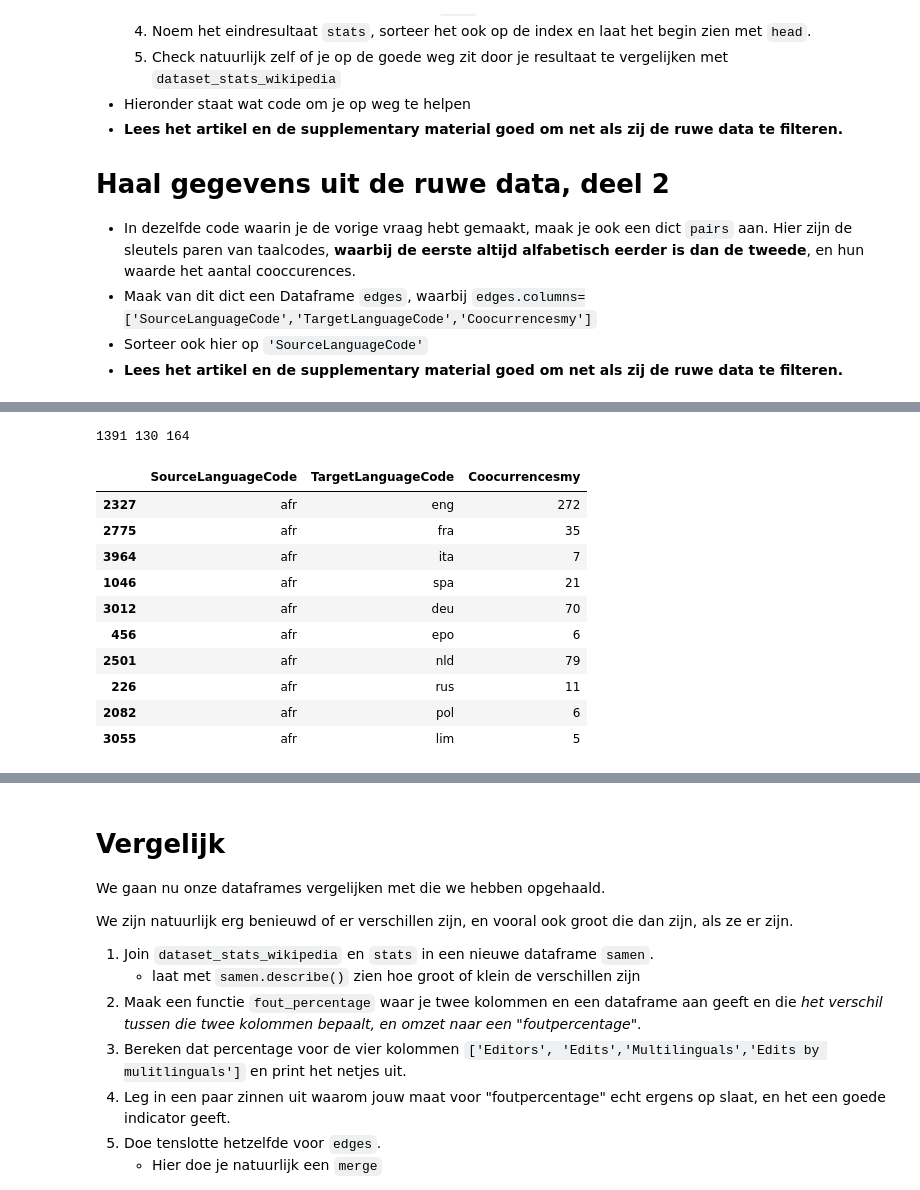
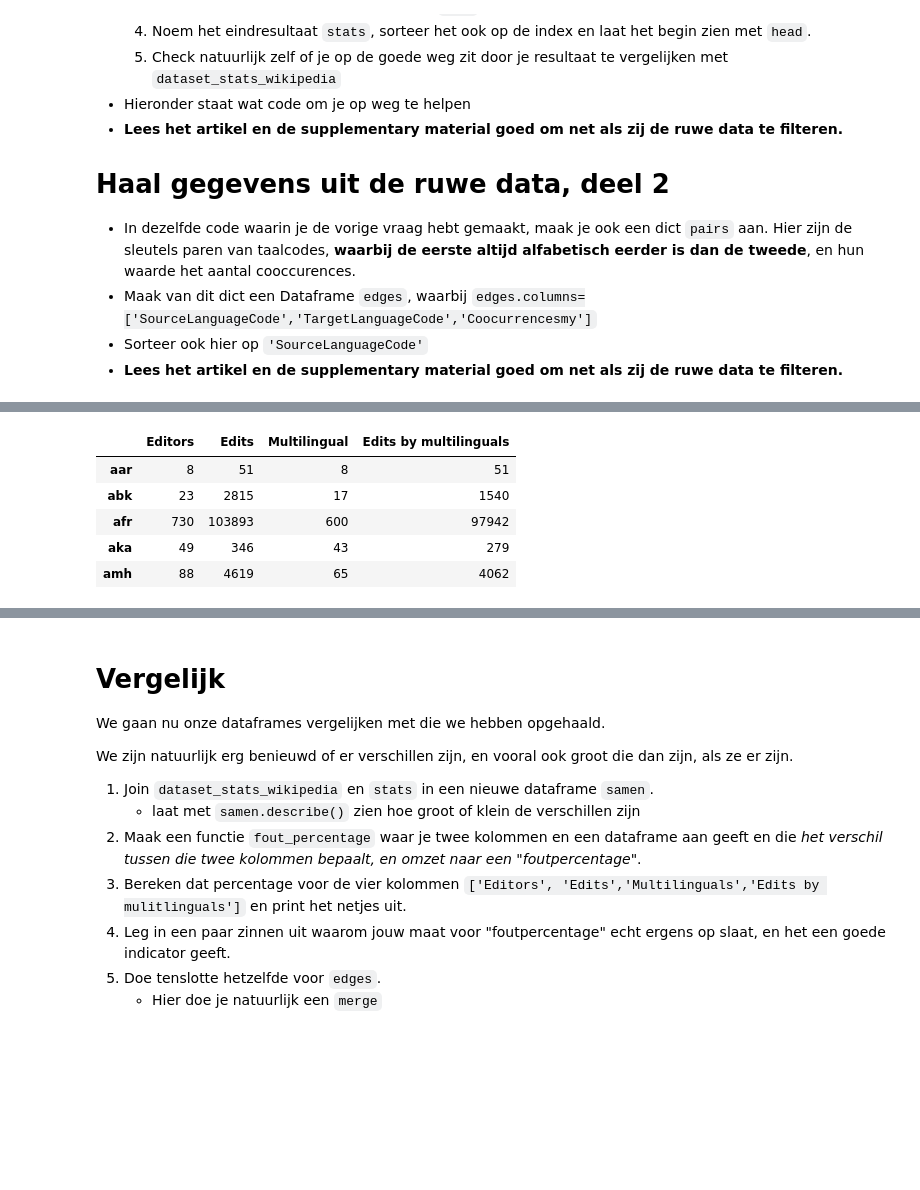
Before and after one commit to dylanwijman/data-science, a Jupyter notebook: Week 5/Assignment5 - kopie.ipynb, the cells around one changed output, grey strips where cells are left out. Cells and saved outputs as stored; diff of their text form; code cells hidden in the pictures; blank space fills up the shorter version.

```diff
--- a/Week 5/Assignment5 - kopie.ipynb
+++ b/Week 5/Assignment5 - kopie.ipynb
@@ -123,20 +117,3 @@ wikipedia_edges2.head()
 * Maak van dit dict een Dataframe `edges`, waarbij `edges.columns=['SourceLanguageCode','TargetLanguageCode','Coocurrencesmy']`
 * Sorteer ook hier op `'SourceLanguageCode'`
 * **Lees het artikel en de supplementary material goed om net als zij de ruwe data te filteren.**
-# %%
-# Your code
-with open('wikipedia_userlang_iso639-3.tsv') as f:
-    c=0
-    editors=defaultdict(int)
-    edits=defaultdict(int)
-    multilingual=defaultdict(int)
-    Edits_by_mulitlinguals=defaultdict(int)
-    pairs= defaultdict(int)
-    c=0
-    for l in f:
-        # your code
-            c+=1
-            if c% 10**5==0:  # om te debuggen doe ik hier 10**2==0: break
-                print c
-
-len(pairs)
@@ -173,18 +119,0 @@ stats.head()
-# %%
-#Deel2
-
-# jouw code hier
-edges.head(10)
-# %% [output]
-1391 130 164
-|  | SourceLanguageCode | TargetLanguageCode | Coocurrencesmy |
-| 2327 | afr | eng | 272 |
-| 2775 | afr | fra | 35 |
-| 3964 | afr | ita | 7 |
-| 1046 | afr | spa | 21 |
-| 3012 | afr | deu | 70 |
-| 456 | afr | epo | 6 |
-| 2501 | afr | nld | 79 |
-| 226 | afr | rus | 11 |
-| 2082 | afr | pol | 6 |
-| 3055 | afr | lim | 5 |
@@ -190,0 +159,27 @@ edges.head(10)
+# %%
+#Deel 1
+#Aanmaken Dataframe editors
+editorsdf = pd.DataFrame.from_dict(editors, orient='index')
+editorsdf.columns = ['Editors']
+
+#Aanmaken Dataframe edits
+editsdf = pd.DataFrame.from_dict(edits, orient='index')
+editsdf.columns = ['Edits']
+
+#Aanmaken Dataframe multilingual
+multilingualdf = pd.DataFrame.from_dict(multilingual, orient='index')
+multilingualdf.columns = ['Multilingual']
+
+#Aanmaken Dataframe Edits_by_mulitlinguals
+Edits_by_multilingualsdf = pd.DataFrame.from_dict(Edits_by_multilinguals, orient='index')
+Edits_by_multilingualsdf.columns = ['Edits by multilinguals']
+
+stats = pd.concat([editorsdf, editsdf, multilingualdf, Edits_by_multilingualsdf], join='inner',axis=1)
+stats.sort_index().head()
+# %% [output]
+|  | Editors | Edits | Multilingual | Edits by multilinguals |
+| aar | 8 | 51 | 8 | 51 |
+| abk | 23 | 2815 | 17 | 1540 |
+| afr | 730 | 103893 | 600 | 97942 |
+| aka | 49 | 346 | 43 | 279 |
+| amh | 88 | 4619 | 65 | 4062 |
```
Also changed, not shown: parts of 6 cells of this notebook.
